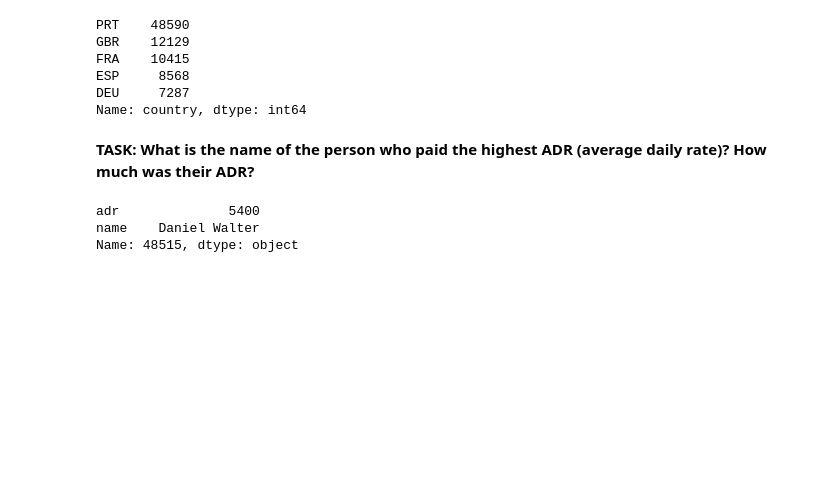
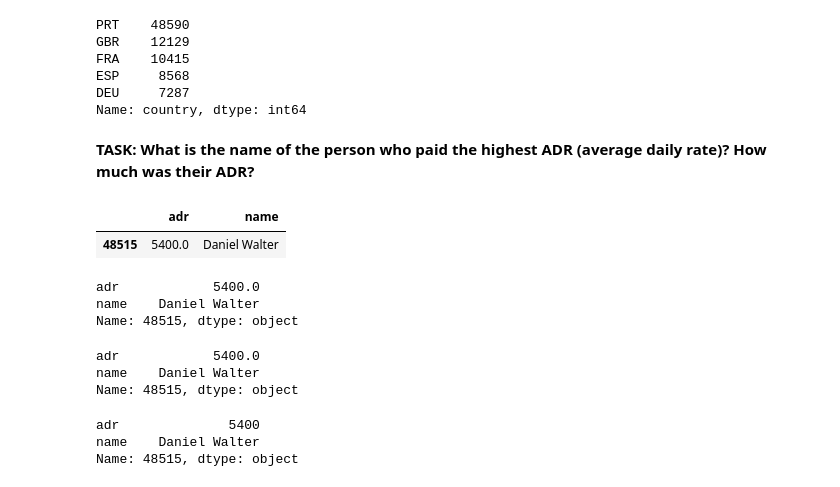
Before and after one commit to LazyPeesh/Python-for-ML, a Jupyter notebook: 03-Pandas/11-Pandas-Project-Exercise .ipynb, the cells around one changed output. Saved outputs shown, nothing was run; the diff lists cells and outputs as text; code cells hidden in the pictures; blank space fills up the shorter version.

```diff
--- a/03-Pandas/11-Pandas-Project-Exercise .ipynb
+++ b/03-Pandas/11-Pandas-Project-Exercise .ipynb
@@ -105,3 +162,22 @@ Name: country, dtype: int64
+# %%
+# CODE HERE
+hotels.loc[hotels['adr'] == hotels['adr'].max(), ['adr', 'name']]
+# %% [output]
+|  | adr | name |
+| 48515 | 5400.0 | Daniel Walter |
+# %%
+hotels.sort_values('adr', ascending=False)[['adr', 'name']].head(1)
+hotels.sort_values('adr', ascending=False)[['adr', 'name']].iloc[0]
+# %% [output]
+adr            5400.0
+name    Daniel Walter
+Name: 48515, dtype: object
+# %%
+hotels.iloc[hotels['adr'].idxmax()][['adr', 'name']]
+# %% [output]
+adr            5400.0
+name    Daniel Walter
+Name: 48515, dtype: object
 # %%
 # %% [output]
 adr              5400
```
Also changed, not shown: parts of 39 cells of this notebook, 1 other file.
